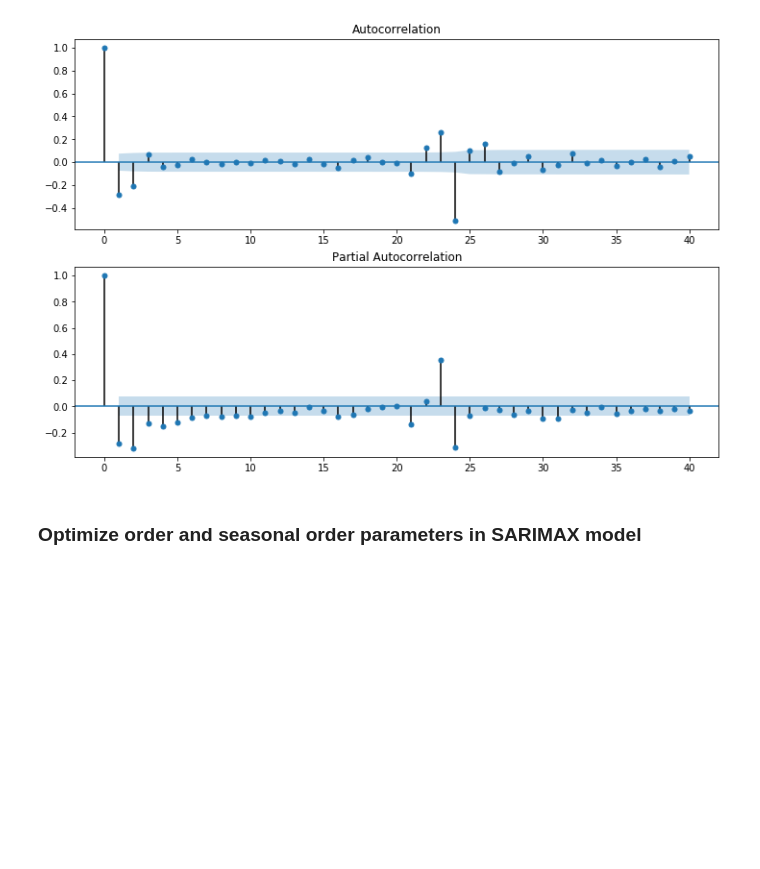
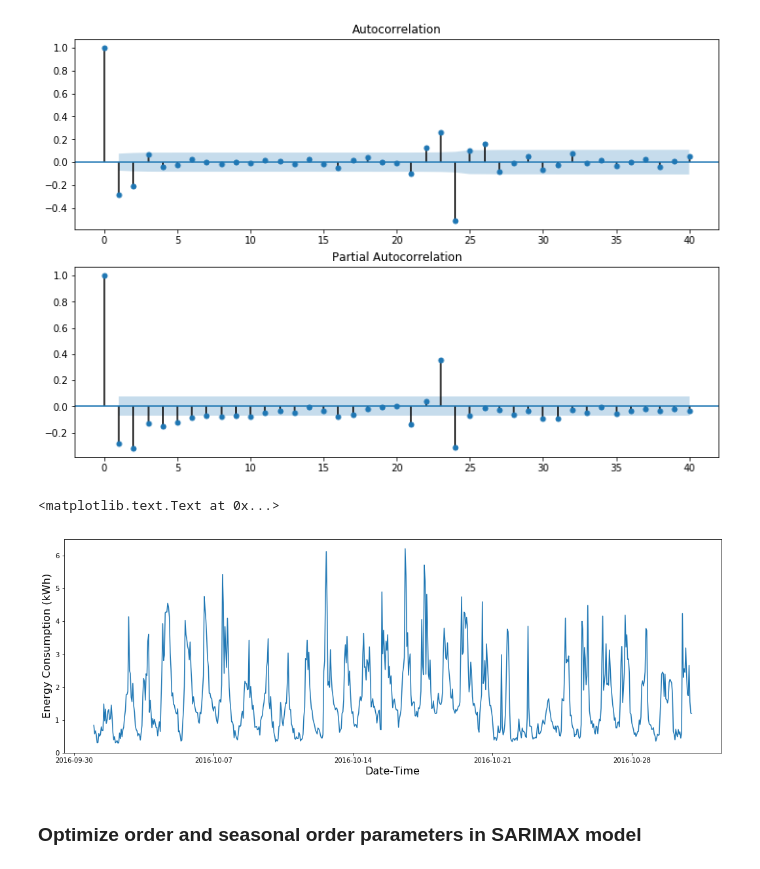
Before and after one commit to kzhao682/Smart_Energy_Consumption, a Jupyter notebook: 03_ARIMA_models.ipynb, the cells around one changed output. Cells and saved outputs as stored; diff of their text form; code cells hidden in the pictures; blank space fills up the shorter version.

```diff
--- a/03_ARIMA_models.ipynb
+++ b/03_ARIMA_models.ipynb
@@ -78,4 +84,4 @@ Critical Value (5%)        -2.865678
 dtype: float64
 # %%
-df['first_difference'] = df.Hourly_Usage - df.Hourly_Usage.shift(1)
-# test_stationarity(df.first_difference)
+df_stationary['first_difference'] = df_stationary.Hourly_Usage - df_stationary.Hourly_Usage.shift(1)
+# test_stationarity(df_stationary.first_difference)
@@ -82,3 +94,3 @@ df['first_difference'] = df.Hourly_Usage - df.Hourly_Usage.shift(1)
 # %%
-df['seasonal_difference'] = df.Hourly_Usage - df.Hourly_Usage.shift(24)
+df_stationary['seasonal_difference'] = df_stationary.Hourly_Usage - df_stationary.Hourly_Usage.shift(24)
 # test_stationarity(df.seasonal_difference)
@@ -98,3 +124,10 @@ fig = sm.graphics.tsa.plot_pacf(df.seasonal_first_difference.iloc[25:], lags=40,
+# %%
+plt.plot(df.loc['2016-10-01 00:00:00':end_test, 'localhour'],df.loc['2016-10-01 00:00:00':end_test, 'Hourly_Usage'])
+plt.xlabel('Date-Time', fontsize=16)
+plt.ylabel('Energy Consumption (kWh)', fontsize=16)
+# %% [output]
+<matplotlib.text.Text at 0x...>
+[figure, added]
 # %% [markdown]
 ### Optimize order and seasonal order parameters in SARIMAX model
 # %%
```
Also changed, not shown: parts of 43 cells of this notebook, 10 other files.
